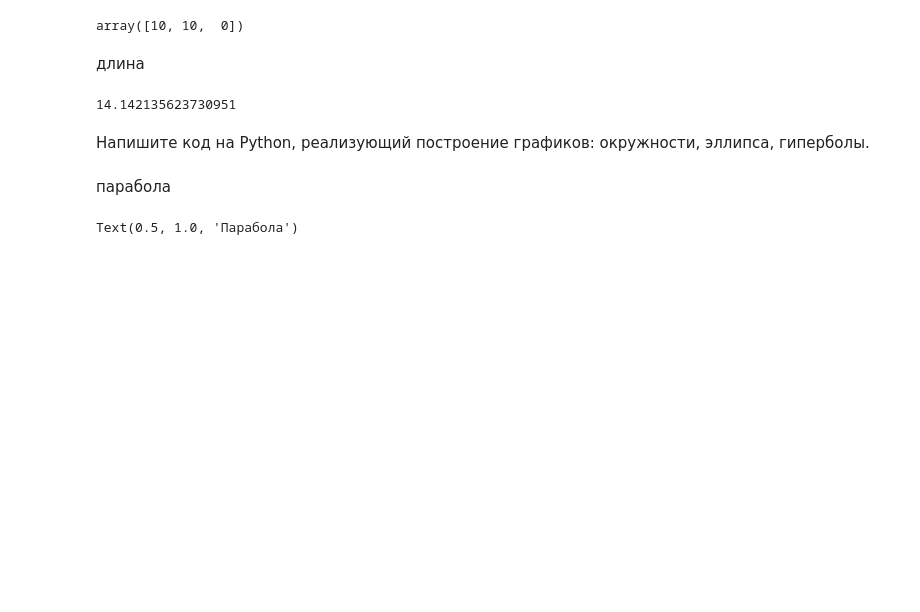
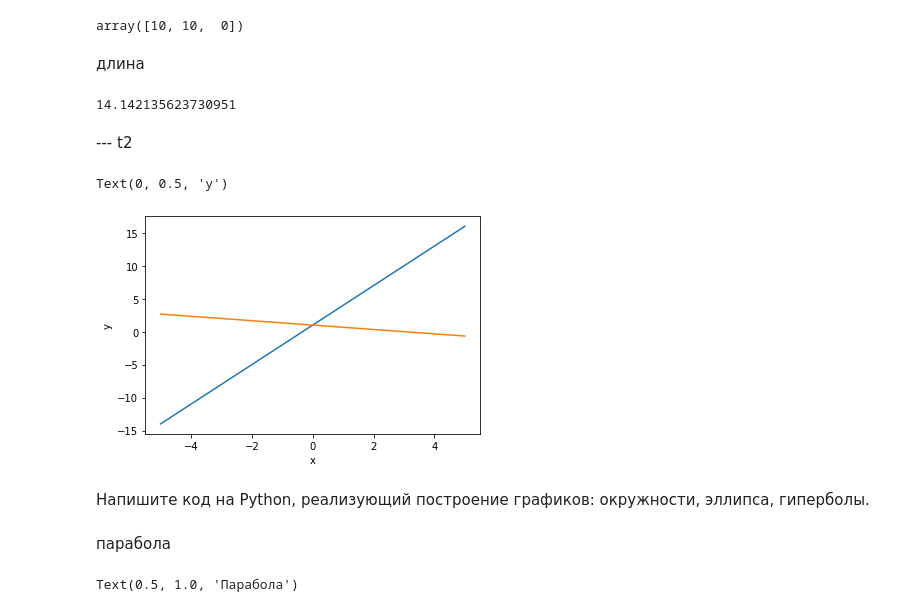
Before and after one commit to romankurnovskii/gb-jupyter, a Jupyter notebook: m01.ipynb, the cells around one changed output. Saved outputs shown, nothing was run; the diff lists cells and outputs as text; code cells hidden in the pictures; blank space fills up the shorter version.

```diff
--- a/m01.ipynb
+++ b/m01.ipynb
@@ -26,6 +26,19 @@ s = np.sum(s)
 math.sqrt(s)
 # %% [output]
 14.142135623730951
+# %% [markdown]
+--- t2
+# %%
+x = np.linspace(-5, 5, 21)
+y = 3*x+1
+y2 = (-1/3)*x+1
+plt.plot(x,y)
+plt.plot(x,y2)
+plt.xlabel("x")
+plt.ylabel("y")
+# %% [output]
+Text(0, 0.5, 'y')
+[figure, added]
 # %% [markdown]
 Напишите код на Python, реализующий построение графиков:
 окружности,
```
Also changed, not shown: parts of 10 cells of this notebook.
